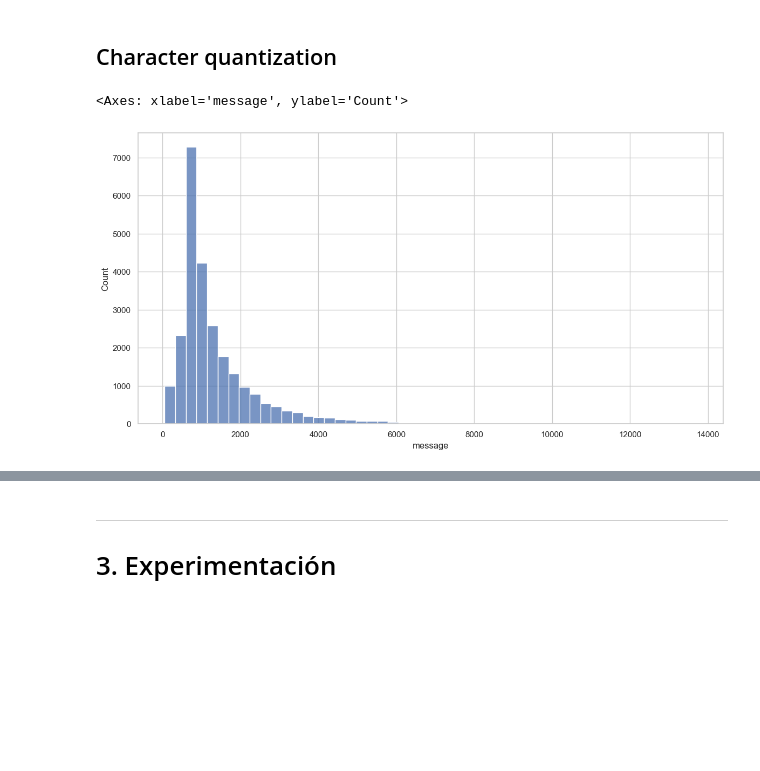
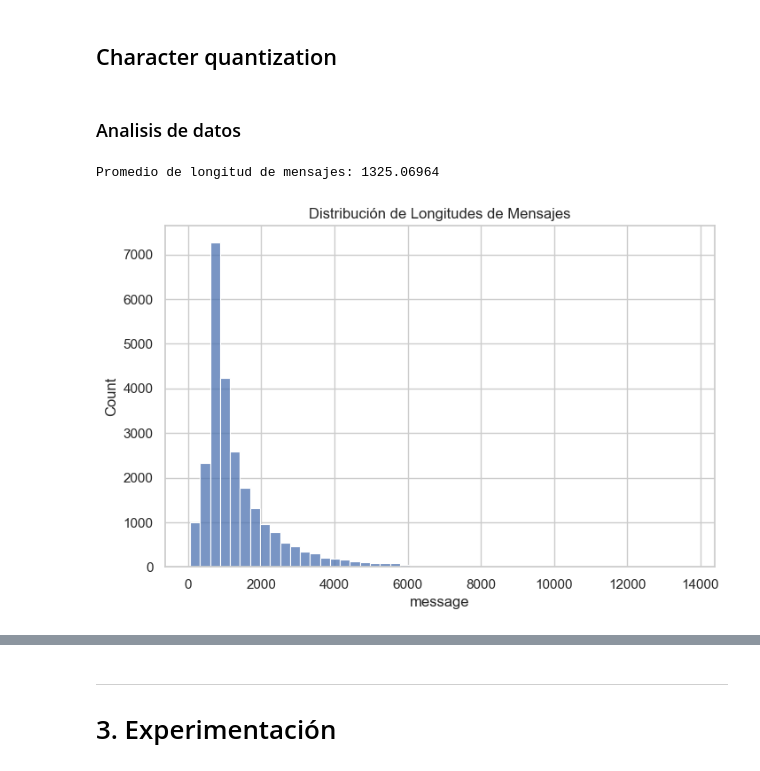
Before and after one commit to Adrian-Cespedes/Proy4-ML, a Jupyter notebook: mainCNN.ipynb, the cells around one changed output, grey strips where cells are left out. Drawn from its saved outputs; the diff is of its cells as text; code cells hidden in the pictures; blank space fills up the shorter version.

```diff
--- a/mainCNN.ipynb
+++ b/mainCNN.ipynb
@@ -219,18 +228,18 @@ processed_df[['message', 'tokens', 'lemmas']]
 | 1 | He was not supposed to come. | [supposed_NEG, come] | [supposed_NEG, come] |
 | 2 | The price of the car is not insig... | [price, car, significant] | [price, car, significant] |
 # %%
-df_train = preprocess(df_train)
-df_test = preprocess(df_test)
-df_train.to_pickle('df_train_processed.pkl')
-df_test.to_pickle('df_test_processed.pkl')
+df_train_tf = preprocess(df_train)
+df_submit_tf = preprocess(df_test)
+df_train_tf.to_pickle('df_train_processed.pkl')
+df_submit_tf.to_pickle('df_test_processed.pkl')
 # %% [markdown]
 ### Cargar data una vez preprocesada
 # %%
-df_train = pd.read_pickle('df_train_processed.pkl')
+df_train_tf = pd.read_pickle('df_train_processed.pkl')
 df_submit = pd.read_pickle('df_test_processed.pkl')
 # %%
 from sklearn.model_selection import train_test_split
-df_train, df_test = train_test_split(df_train, test_size=0.2, random_state=2024)
+df_train_tf, df_test_tf = train_test_split(df_train, test_size=0.2, random_state=2024)
 # %%
 # use tf-idf to vectorize the text
 from sklearn.feature_extraction.text import TfidfVectorizer
@@ -270,9 +279,16 @@ Number of features: 5000
 # %% [markdown]
 ## Character quantization
+# %% [markdown]
+### Analisis de datos
 # %%
 #graficar distribución de las longitudes de los mensajes
-plt.figure(figsize=(14, 7))
+plt.figure(figsize=(8, 5))
 sns.histplot(df_train['message'].apply(len), bins=50)
+#set title
+plt.title('Distribución de Longitudes de Mensajes')
+
+prom_len = df_train['message'].apply(len).mean()
+print(f'Promedio de longitud de mensajes: {prom_len}')
 # %% [output]
-<Axes: xlabel='message', ylabel='Count'>
+Promedio de longitud de mensajes: 1325.06964
-[figure, old version]
+[figure, new version]
```
Also changed, not shown: parts of 36 cells of this notebook.
